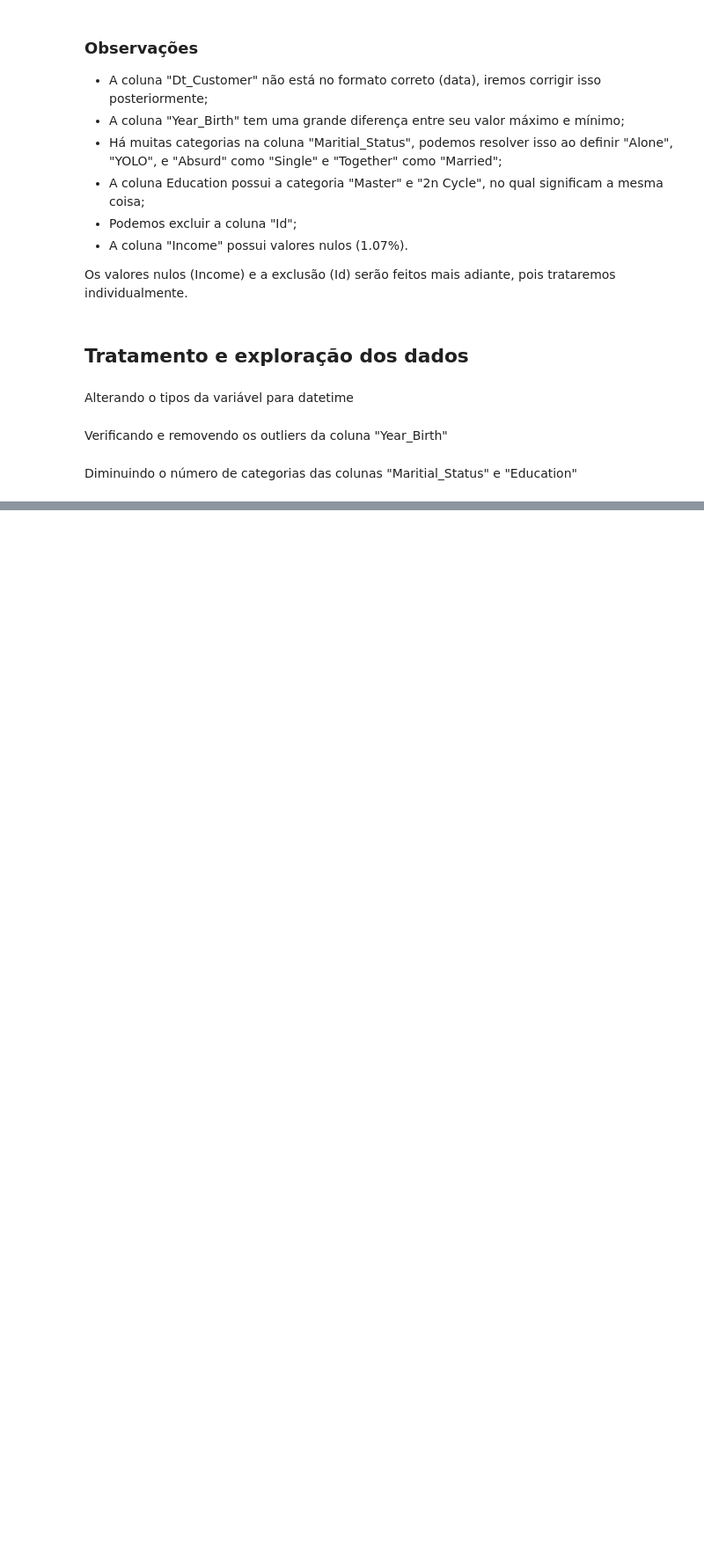
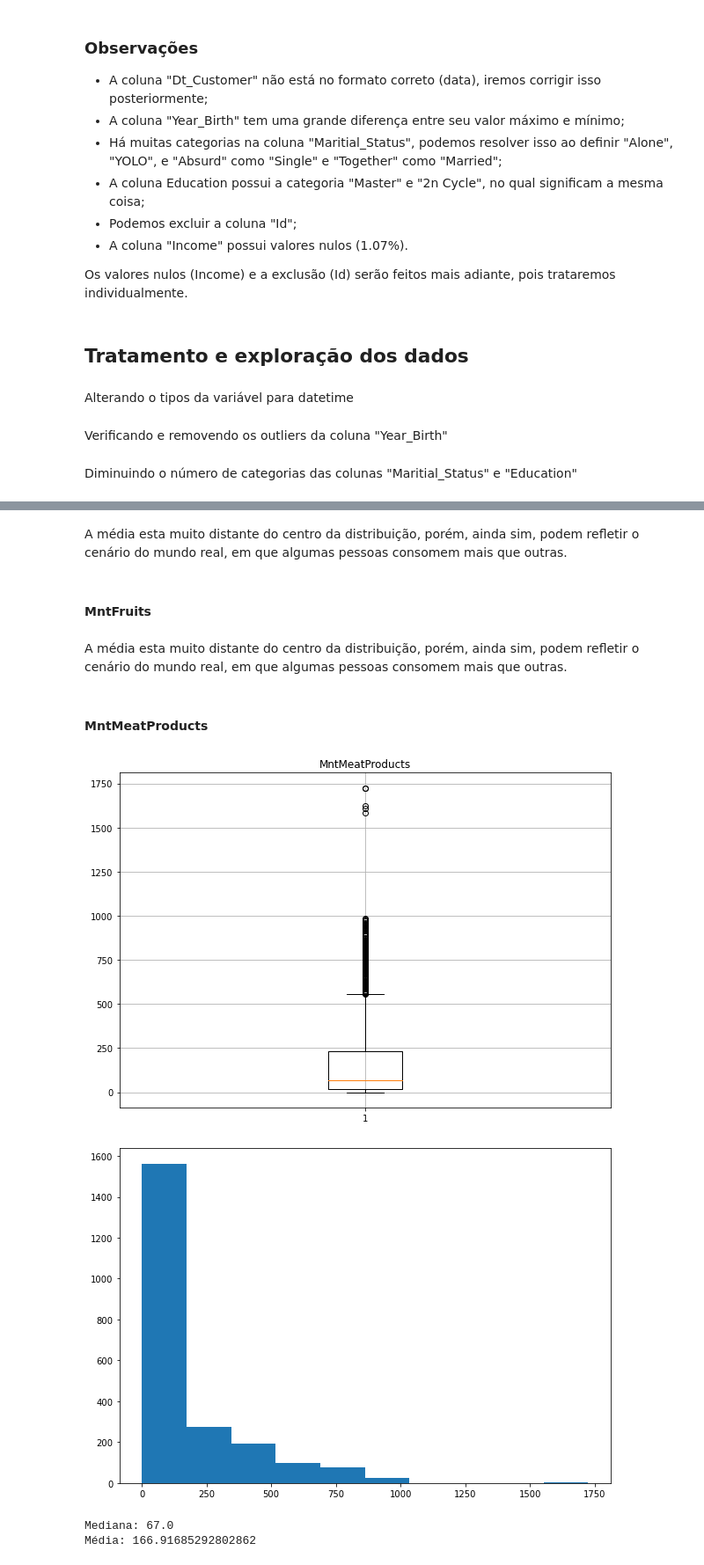
Before and after one commit to luigichaves/store_analysis, a Jupyter notebook: store.ipynb, the cells around one changed output, grey strips where cells are left out. Shown: that part at 88% size. Saved outputs shown, nothing was run; the diff lists cells and outputs as text; code cells hidden in the pictures; blank space fills up the shorter version.

```diff
--- a/store.ipynb
+++ b/store.ipynb
@@ -75,6 +75,9 @@ Os valores nulos (Income) e a exclusão (Id) serão feitos mais adiante, pois tr
 # %%
 import matplotlib.pyplot as plt
 import plotly.express as px
+import seaborn as sns
+
+plt.rcParams['figure.figsize'] = (10,7)
 # %% [markdown]
 Alterando o tipos da variável para datetime
 # %%
@@ -122,0 +131,4 @@ df.loc[df['Income'].isnull()]
+# %% [markdown]
+A média esta muito distante do centro da distribuição, porém, ainda sim, podem refletir o cenário do mundo real, em que algumas pessoas consomem mais que outras.
+# %% [markdown]
+#### MntFruits
@@ -122,0 +145,20 @@ df.loc[df['Income'].isnull()]
+# %% [markdown]
+A média esta muito distante do centro da distribuição, porém, ainda sim, podem refletir o cenário do mundo real, em que algumas pessoas consomem mais que outras.
+# %% [markdown]
+#### MntMeatProducts
+# %%
+plt.title('MntMeatProducts')
+plt.boxplot(df['MntMeatProducts'])
+plt.grid(True)
+plt.show()
+
+plt.hist(df['MntMeatProducts'])
+plt.show()
+
+print('Mediana: {}' .format(df['MntMeatProducts'].median()))
+print('Média: {}' .format(df['MntMeatProducts'].mean()))
+# %% [output]
+[figure, added]
+[figure, added]
+Mediana: 67.0
+Média: 166.91685292802862
```
Also changed, not shown: parts of 25 cells of this notebook.
